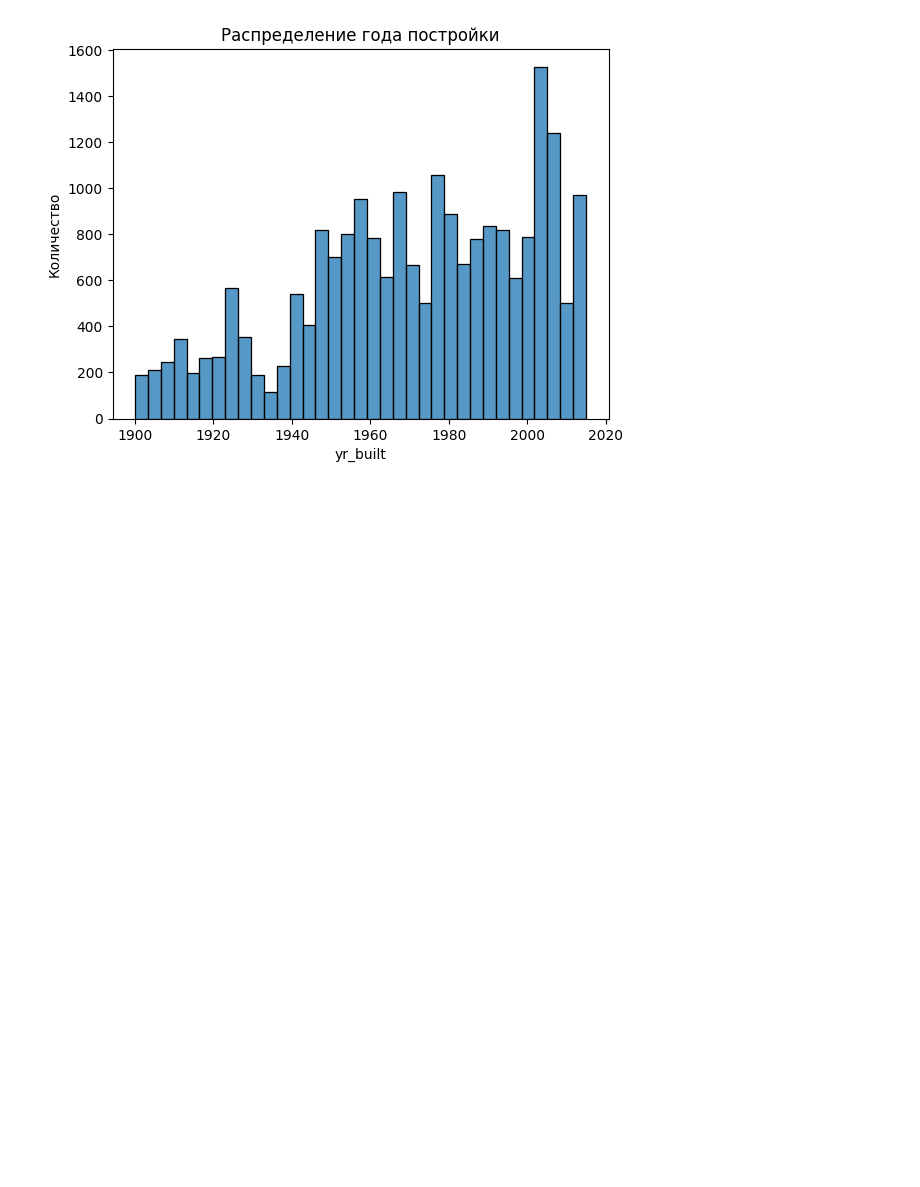
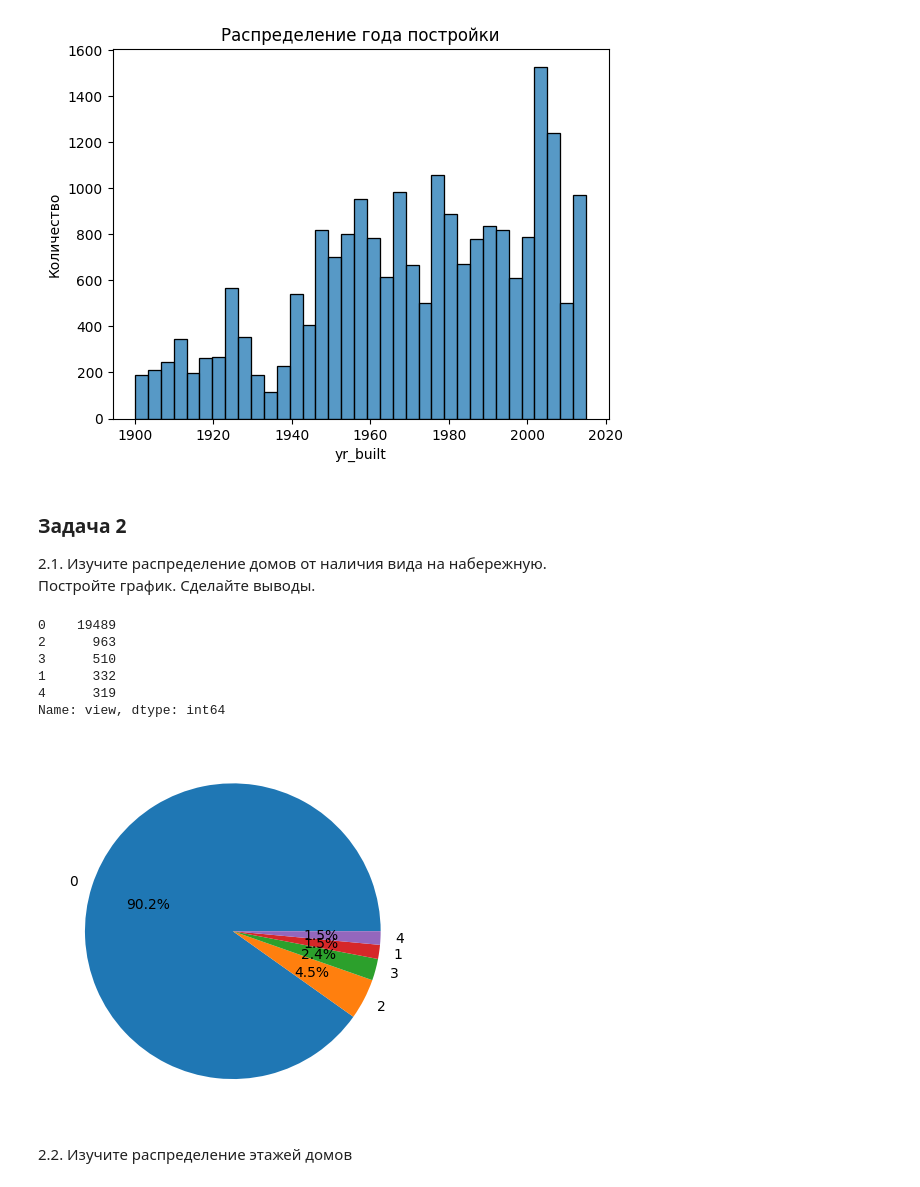
Before and after one commit to PodorogaElla/PforA, a Jupyter notebook: Sem4HW.ipynb, the cells around one changed output. Drawn from its saved outputs; the diff is of its cells as text; code cells hidden in the pictures; blank space fills up the shorter version.

```diff
--- a/Sem4HW.ipynb
+++ b/Sem4HW.ipynb
@@ -51,3 +53,27 @@ plt.xlabel('yr_built')
 plt.ylabel('Количество');
 # %% [output]
 [figure]
+# %% [markdown]
+### Задача 2
+2.1. Изучите распределение домов от наличия вида на набережную.
+Постройте график.
+Сделайте выводы.
+# %%
+data = df['view'].value_counts()
+data
+# %% [output]
+0    19489
+2      963
+3      510
+1      332
+4      319
+Name: view, dtype: int64
+# %%
+names = data.index
+values = data.values
+# %%
+plt.pie(values, autopct='%.1f%%', labels=names);
+# %% [output]
+[figure, added]
+# %% [markdown]
+2.2. Изучите распределение этажей домов
```
Also changed, not shown: parts of 9 cells of this notebook.
